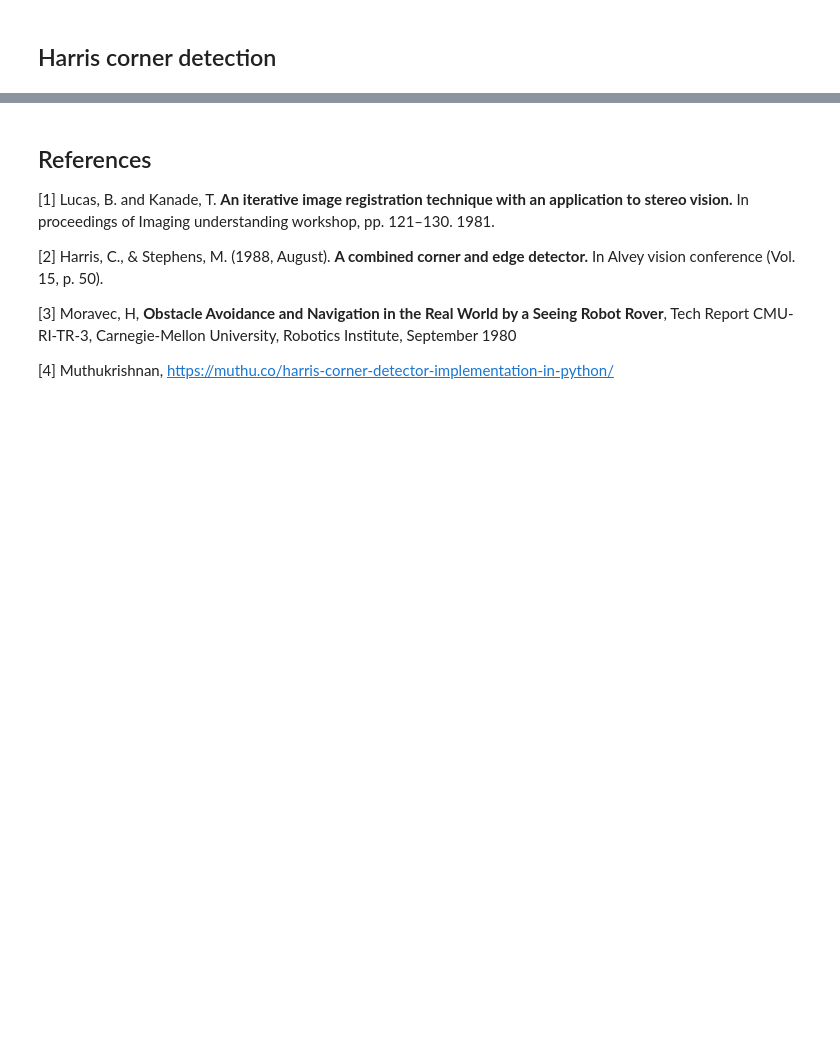
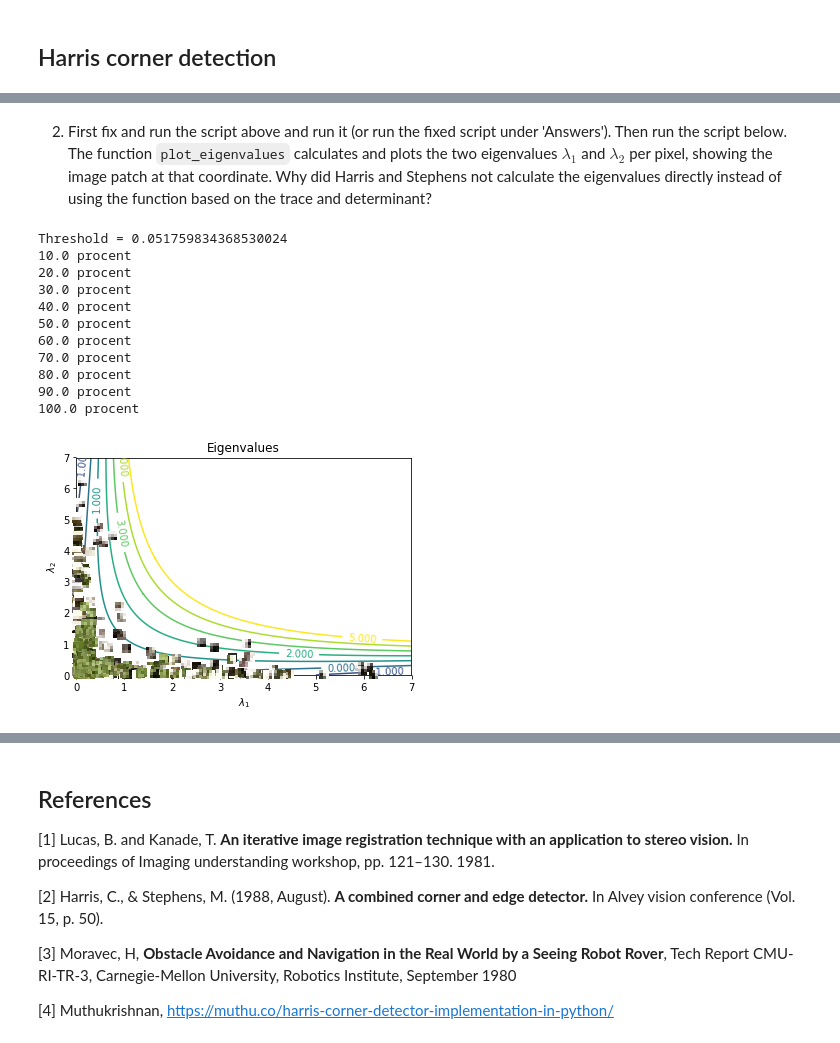
Before and after one commit to guidoAI/optic_flow_estimation, a Jupyter notebook: Optical flow estimation.ipynb, the cells around one changed output, grey strips where cells are left out. Drawn from its saved outputs; the diff is of its cells as text; code cells hidden in the pictures; blank space fills up the shorter version.

```diff
--- a/Optical flow estimation.ipynb
+++ b/Optical flow estimation.ipynb
@@ -376,0 +468,80 @@ You will now have a look at an implementation of the Harris corner detector, bas
+# %% [markdown]
+2. First fix and run the script above and run it (or run the fixed script under 'Answers'). Then run the script below. The function `plot_eigenvalues` calculates and plots the two eigenvalues $\lambda_1$ and $\lambda_2$ per pixel, showing the image patch at that coordinate. Why did Harris and Stephens not calculate the eigenvalues directly instead of using the function based on the trace and determinant?
+# %%
+from copy import copy, deepcopy
+from matplotlib.offsetbox import OffsetImage, AnnotationBbox
+
+def plot_eigenvalues(Harris, Ixx, Iyy, Ixy, BGR, k=0.04, IMAGE_PATCHES=False):
+
+    height = BGR.shape[0]
+    width = BGR.shape[1]
+
+    threshold = 5E3 / (height* width)
+    print(f'Threshold = {threshold}')
+
+    fig, ax = plt.subplots()
+    alpha = np.arange(0, 7, 0.01)
+    beta = np.arange(0, 7, 0.01)
+    [X,Y] = np.meshgrid(alpha, beta)
+    R = X * Y - k * (X+Y)**2
+    levels = np.arange(-3, 6, 1)
+    cs = plt.contour(X, Y, R, levels)
+    plt.clabel(cs, levels)
+
+    N = height * width
+    N_10 = np.ceil(N / 10)
+    i = 0
+
+    for y in range(1, height - 1):
+        for x in range(1, width - 1):
+            #print(f'{x}, {y}')
+
+            i += 1
+            if(i % N_10 == 0):
+                p = np.floor(i / N_10) * 10
+                print(f'{p} procent')
+
+            dx2 = Ixx[y,x]
+            dy2 = Iyy[y,x]
+            dxdy = Ixy[y,x]
+
+            M = np.asarray([[dx2, dxdy],[dxdy, dy2]])
+            ev = np.linalg.eigvals(M)
+            alpha = ev[0]
+            beta = ev[1]
+
+            det = dx2 * dy2 - dxdy * dxdy
+#            if(detA[y,x] != 0):
+#                print(f'detA[{y},{x}] = {detA[y,x]}, det = {det}')
+
+            r = np.random.rand(1)
+            if(det != 0 and r < threshold):
+                plt.plot(alpha, beta, 'kx')
+
+                if(IMAGE_PATCHES):
+                    Patch = BGR[y-1:y+2, x-1:x+2]
+                    RGB = deepcopy(Patch)
+                    RGB[:,:,0] = Patch[:,:,2]
+                    RGB[:,:,2] = Patch[:,:,0]
+                    patch = OffsetImage(RGB, zoom=3)
+                    ab = AnnotationBbox(patch, (alpha, beta), frameon=False)
+                    ax.add_artist(ab)
+    plt.xlabel('$\lambda_1$')
+    plt.ylabel('$\lambda_2$')
+    plt.title('Eigenvalues')
+    print(f'{100.0} procent')
+
+plot_eigenvalues(Harris, Ixx, Iyy, Ixy, BGR, k=0.04, IMAGE_PATCHES=True)
+# %% [output]
+Threshold = 0.051759834368530024
+10.0 procent
+20.0 procent
+30.0 procent
+40.0 procent
+50.0 procent
+60.0 procent
+70.0 procent
+80.0 procent
+90.0 procent
+100.0 procent
+[figure, added]
```
Also changed, not shown: parts of 7 cells of this notebook, 1 other file.
